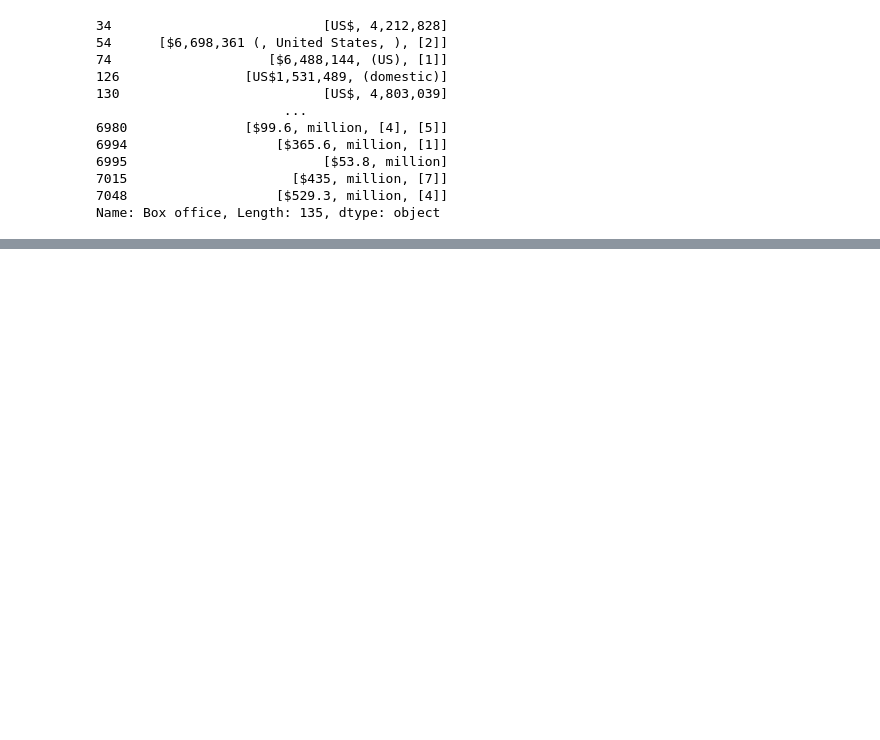
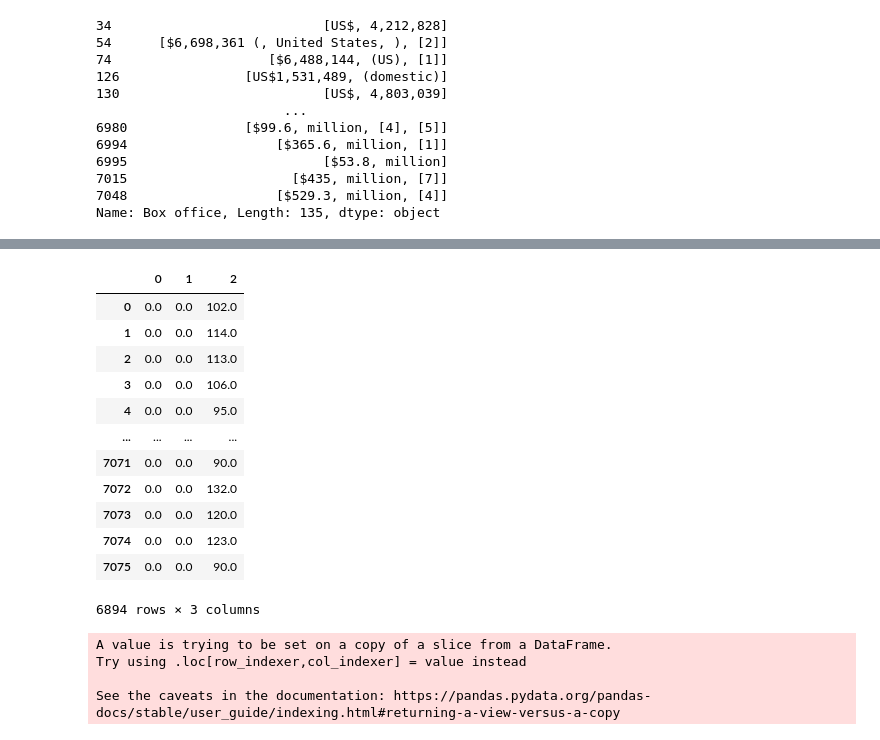
Before and after one commit to cedoula/Movies-ETL, a Jupyter notebook: Untitled.ipynb, the cells around one changed output, grey strips where cells are left out. Saved outputs shown, nothing was run; the diff lists cells and outputs as text; code cells hidden in the pictures; blank space fills up the shorter version.

Commit message:
Cleaned wiki_movies_df

```diff
--- a/Untitled.ipynb
+++ b/Untitled.ipynb
@@ -627,0 +867,2 @@ box_office = box_office.apply(lambda x: ' '.join(x) if type(x) == list else x)
+# %%
+wiki_movies_df['release_date'] = pd.to_datetime(release_date.str.extract(f'({date_form_one}|{date_form_two}|{date_form_three}|{date_form_four})')[0], infer_datetime_format=True)
@@ -627,0 +875,4 @@ box_office = box_office.apply(lambda x: ' '.join(x) if type(x) == list else x)
+# %%
+# Parse Running Time
+running_time = wiki_movies_df['Running time'].dropna().apply(lambda x: " ".join(x) if type(x) == list else x)
+running_time
@@ -627,0 +940,30 @@ box_office = box_office.apply(lambda x: ' '.join(x) if type(x) == list else x)
+# %%
+# Form for hour + minute
+running_time_extract = running_time.str.extract(r'(\d+)\s*ho?u?r?s?\s*(\d*)|(\d+)\s*m')
+# %%
+# Change to numeric
+running_time_extract = running_time_extract.apply(lambda col: pd.to_numeric(col, errors='coerce')).fillna(0)
+# %%
+running_time_extract
+# %% [output]
+|  | 0 | 1 | 2 |
+| 0 | 0.0 | 0.0 | 102.0 |
+| 1 | 0.0 | 0.0 | 114.0 |
+| 2 | 0.0 | 0.0 | 113.0 |
+| 3 | 0.0 | 0.0 | 106.0 |
+| 4 | 0.0 | 0.0 | 95.0 |
+| ... | ... | ... | ... |
+| 7071 | 0.0 | 0.0 | 90.0 |
+| 7072 | 0.0 | 0.0 | 132.0 |
+| 7073 | 0.0 | 0.0 | 120.0 |
+| 7074 | 0.0 | 0.0 | 123.0 |
+| 7075 | 0.0 | 0.0 | 90.0 |
+6894 rows × 3 columns
+# %%
+# Parse data
+wiki_movies_df['running_time'] = running_time_extract.apply(lambda row: row[0]*60 + row[1] if row[2] == 0 else row[2], axis=1)
+# %% [output]
+A value is trying to be set on a copy of a slice from a DataFrame.
+Try using .loc[row_indexer,col_indexer] = value instead
+
+See the caveats in the documentation: https://pandas.pydata.org/pandas-docs/stable/user_guide/indexing.html#returning-a-view-versus-a-copy
```
Also changed, not shown: parts of 35 cells of this notebook.
